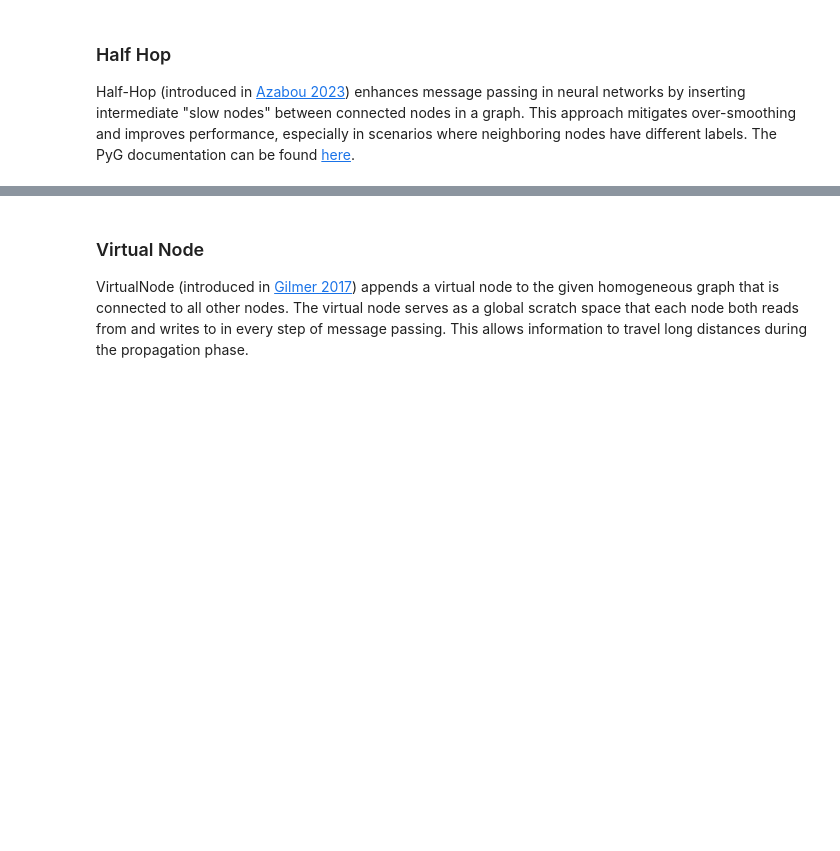
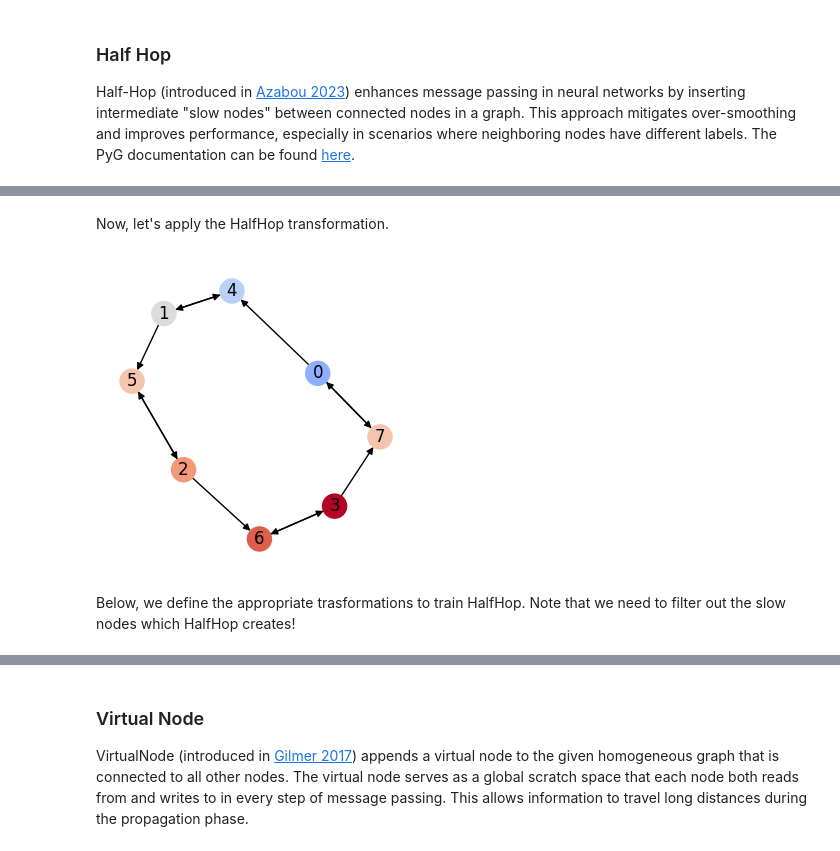
Before and after one commit to adelsuh/cs224_final_project, a Jupyter notebook: graph_structure_aug.ipynb, the cells around one changed output, grey strips where cells are left out. Saved outputs shown, nothing was run; the diff lists cells and outputs as text; code cells hidden in the pictures; blank space fills up the shorter version.

```diff
--- a/graph_structure_aug.ipynb
+++ b/graph_structure_aug.ipynb
@@ -410,3 +453,27 @@ Half-Hop (introduced in [Azabou 2023](https://arxiv.org/abs/2308.09198)) enhance
+# %% [markdown]
+Now, let's apply the HalfHop transformation.
+# %%
+from torch_geometric.transforms import HalfHop
+hh = HalfHop(alpha=0.5, p=1.0)
+hh_data = hh(simple_data)
+
+G = to_networkx(hh_data)
+plt.figure(figsize=(3,3))
+pos = nx.spring_layout(G)
+
+node_color = [hh_data.x[node] for node in G.nodes()]
+nx.draw(G,
+        pos=pos,
+        cmap=plt.get_cmap('coolwarm'),
+        node_color=node_color,
+        vmin=0,
+        vmax=1,
+        with_labels=True)
+show()
+# %% [output]
+[figure, added]
+# %% [markdown]
+Below, we define the appropriate trasformations to train HalfHop. Note that we need to filter out the slow nodes which HalfHop creates!
 # %%
 import pandas as pd
 
```
Also changed, not shown: parts of 17 cells of this notebook.
